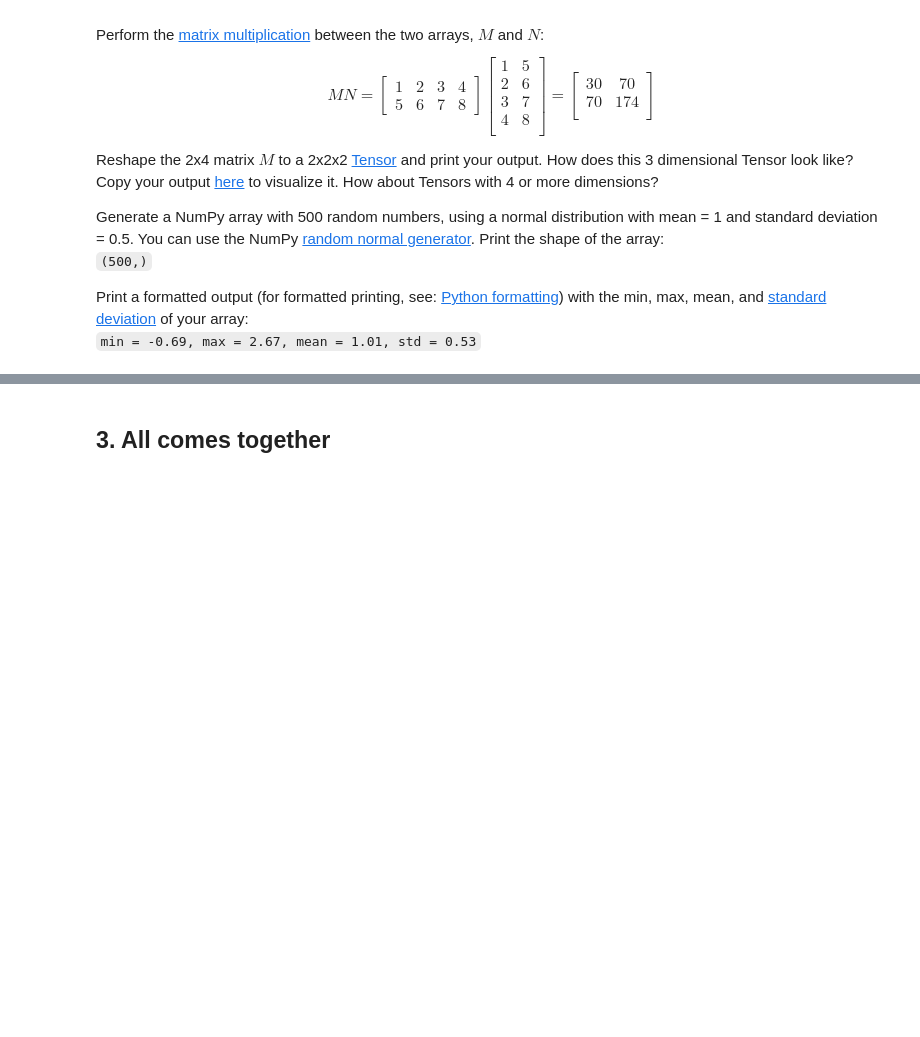
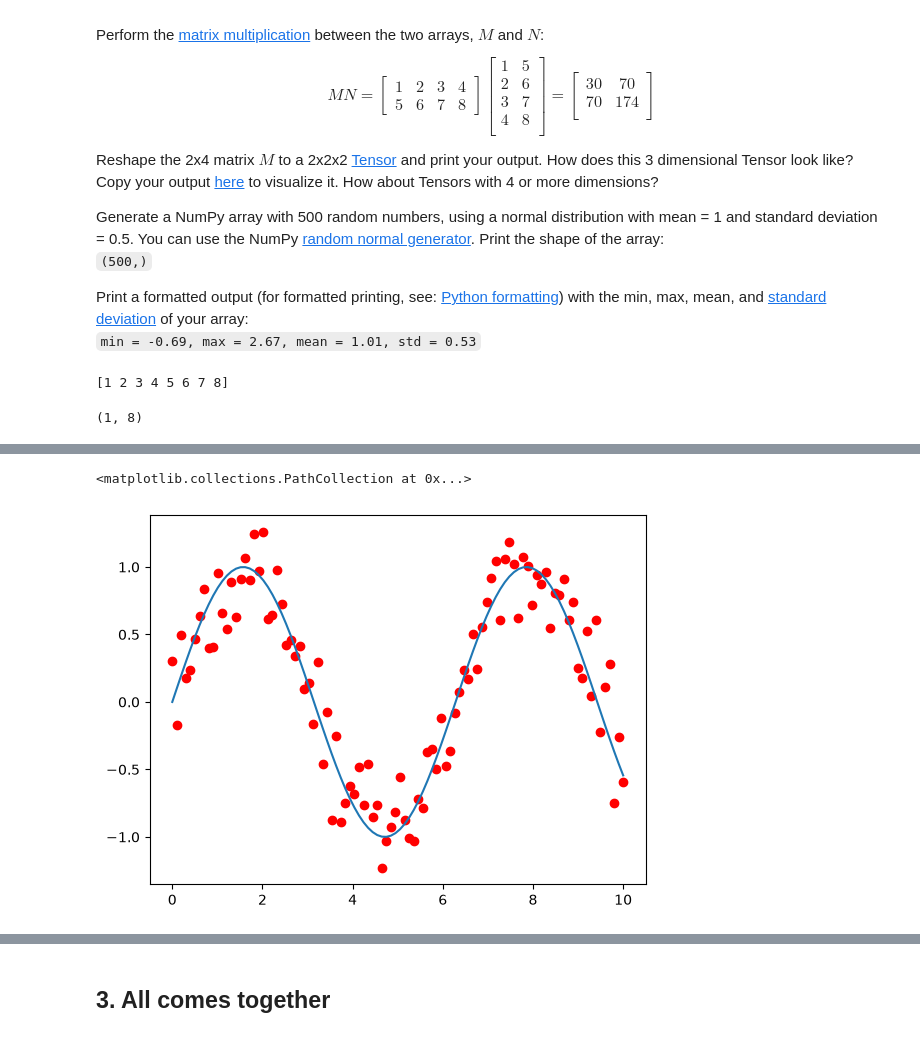
Before and after one commit to RickardFuks/DeepLearning_TNM112, a Jupyter notebook: Lab 0/lab00.ipynb, the cells around one changed output, grey strips where cells are left out. Cells and saved outputs as stored; diff of their text form; code cells hidden in the pictures; blank space fills up the shorter version.

```diff
--- a/Lab 0/lab00.ipynb
+++ b/Lab 0/lab00.ipynb
@@ -160,7 +213,19 @@ Print a formatted output (for formatted printing, see: [Python formatting](https
 # %%
 import numpy as np
 
-# Your code goes here
+list1 = [1, 2, 3, 4, 5, 6, 7, 8]
+a = np.array(list1)
+print(a)
+a.shape
+a2 = a[np.newaxis, :]
+a2.shape
+
+a.transpose()
+a3 = a[np.newaxis, :]
+a3.shape
+# %% [output]
+[1 2 3 4 5 6 7 8]
+(1, 8)
 # %% [markdown]
 ### 2.2. Matplotlib
 Read about the basic concepts of Matplotlib here: [Pyplot tutorial](https://matplotlib.org/stable/tutorials/pyplot.html)
@@ -174,7 +239,15 @@ Plot the sinusoidal as a line and the noisy sinusoidal as individual points. You
 # %%
 import matplotlib.pyplot as plt
 
-# Your code goes here
+x = np.linspace(0, 10, 100)
+y = np.sin(x)
+noise = np.random.normal(0, 0.2, 100)
+y_noisy = y + noise
+plt.plot(x,y)
+plt.scatter(x,y_noisy,color = "red")
+# %% [output]
+<matplotlib.collections.PathCollection at 0x...>
+[figure, added]
 # %% [markdown]
 ### 2.3. Generating a dataset
 
```
Also changed, not shown: parts of 3 cells of this notebook.
